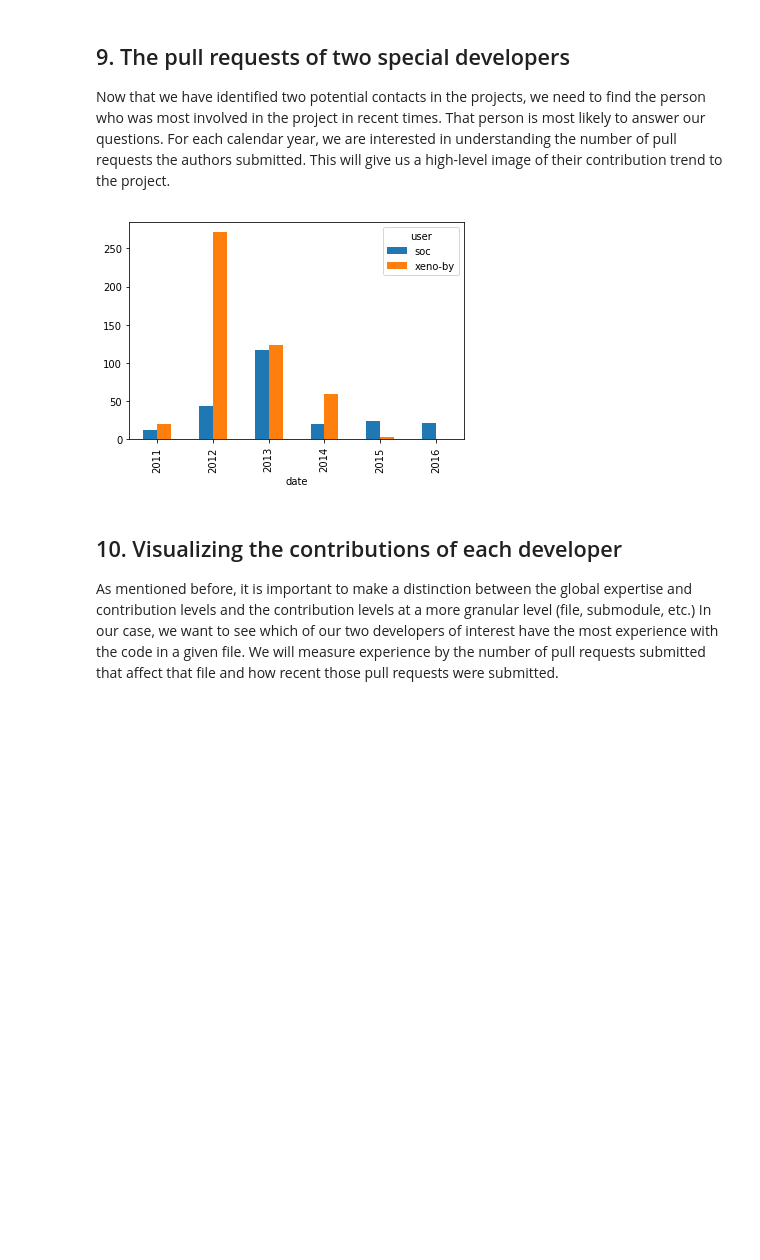
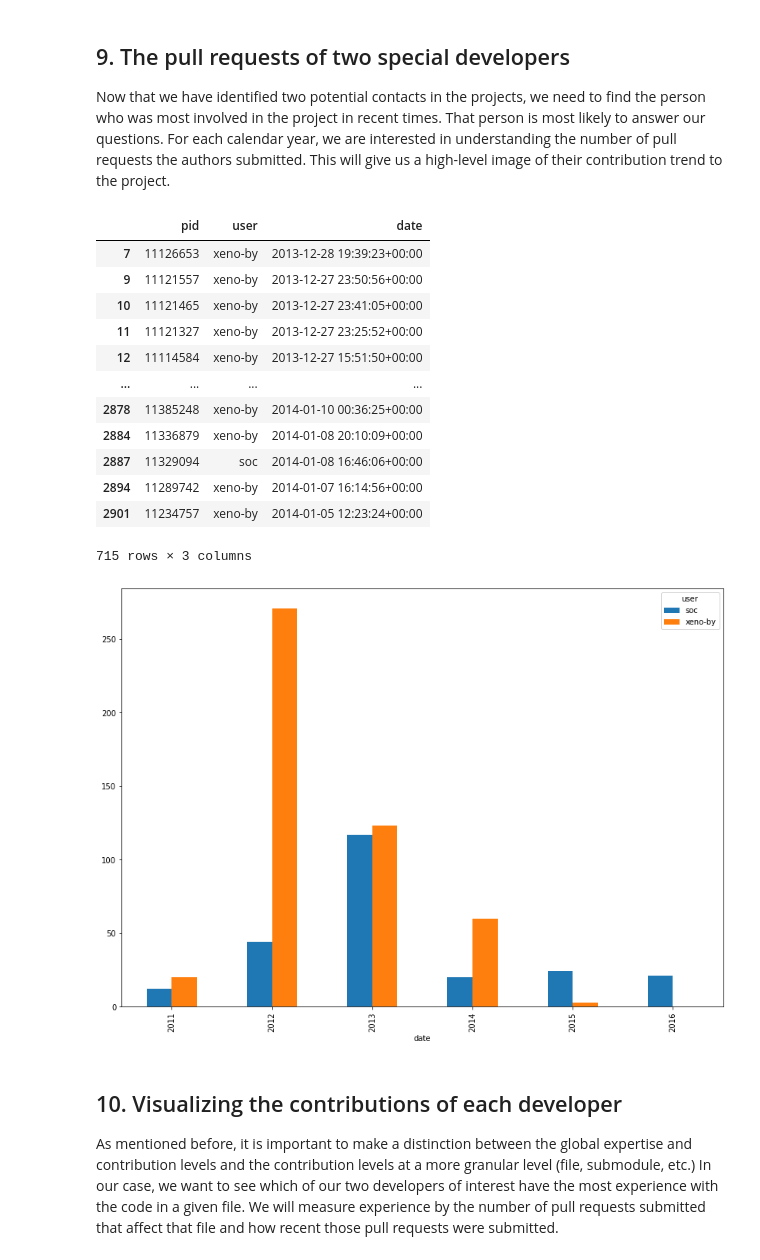
Before and after one commit to Az-Data/DataCamp-Guided-Projects, a Jupyter notebook: The GitHub history of the scala language/notebook.ipynb, the cells around one changed output. Saved outputs shown, nothing was run; the diff lists cells and outputs as text; code cells hidden in the pictures; blank space fills up the shorter version.

```diff
--- a/The GitHub history of the scala language/notebook.ipynb
+++ b/The GitHub history of the scala language/notebook.ipynb
@@ -12,7 +12,8 @@
 # %%
 # Importing pandas
 import pandas as pd
-
+import matplotlib.pyplot as plt
+plt.rcParams['figure.figsize'] = (14,10)
 # Loading in the data
 pulls_one = pd.read_csv('datasets/pulls_2011-2013.csv')
 pulls_two = pd.read_csv('datasets/pulls_2014-2018.csv')
@@ -189,25 +187,38 @@ users_last_10
 ## 9. The pull requests of two special developers
 <p>Now that we have identified two potential contacts in the projects, we need to find the person who was most involved in the project in recent times. That person is most likely to answer our questions. For each calendar year, we are interested in understanding the number of pull requests the authors submitted. This will give us a high-level image of their contribution trend to the project.</p>
 # %%
-%matplotlib inline
-
 # The developers we are interested in
 authors = ['xeno-by', 'soc']
 
 # Get all the developers' pull requests
 by_author = pulls.loc[pulls['user'].isin(authors)]
+
+display(by_author)
 
 # Count the number of pull requests submitted each year
 counts = by_author.groupby([by_author['user'], by_author['date'].dt.year]).agg({'pid': 'count'}).reset_index()
 
 # Convert the table to a wide format
 counts_wide = counts.pivot_table(index='date', columns='user', values='pid', fill_value=0)
 
 # Plot the results
 counts_wide.plot(kind='bar')
 plt.show()
 # %% [output]
+|  | pid | user | date |
+| 7 | 11126653 | xeno-by | 2013-12-28 19:39:23+00:00 |
+| 9 | 11121557 | xeno-by | 2013-12-27 23:50:56+00:00 |
+| 10 | 11121465 | xeno-by | 2013-12-27 23:41:05+00:00 |
+| 11 | 11121327 | xeno-by | 2013-12-27 23:25:52+00:00 |
+| 12 | 11114584 | xeno-by | 2013-12-27 15:51:50+00:00 |
+| ... | ... | ... | ... |
+| 2878 | 11385248 | xeno-by | 2014-01-10 00:36:25+00:00 |
+| 2884 | 11336879 | xeno-by | 2014-01-08 20:10:09+00:00 |
+| 2887 | 11329094 | soc | 2014-01-08 16:46:06+00:00 |
+| 2894 | 11289742 | xeno-by | 2014-01-07 16:14:56+00:00 |
+| 2901 | 11234757 | xeno-by | 2014-01-05 12:23:24+00:00 |
+715 rows × 3 columns
-[figure, old version]
+[figure, new version]
 # %% [markdown]
 ## 10. Visualizing the contributions of each developer
 <p>As mentioned before, it is important to make a distinction between the global expertise and contribution levels and the contribution levels at a more granular level (file, submodule, etc.) In our case, we want to see which of our two developers of interest have the most experience with the code in a given file. We will measure experience by the number of pull requests submitted that affect that file and how recent those pull requests were submitted.</p>
```
Also changed, not shown: parts of 3 cells of this notebook, 14 other files.
